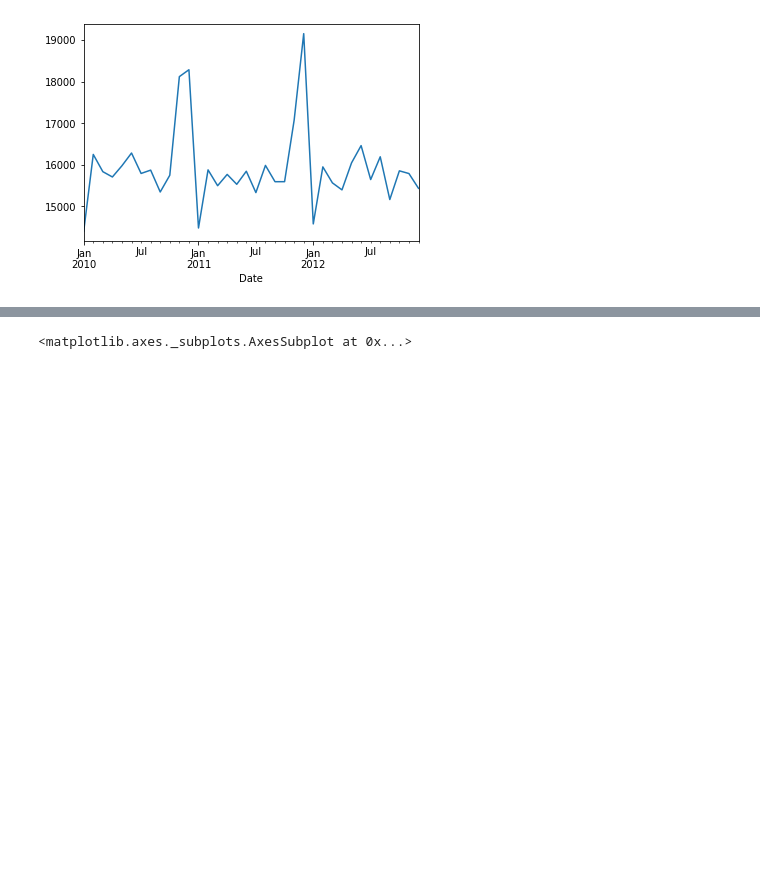
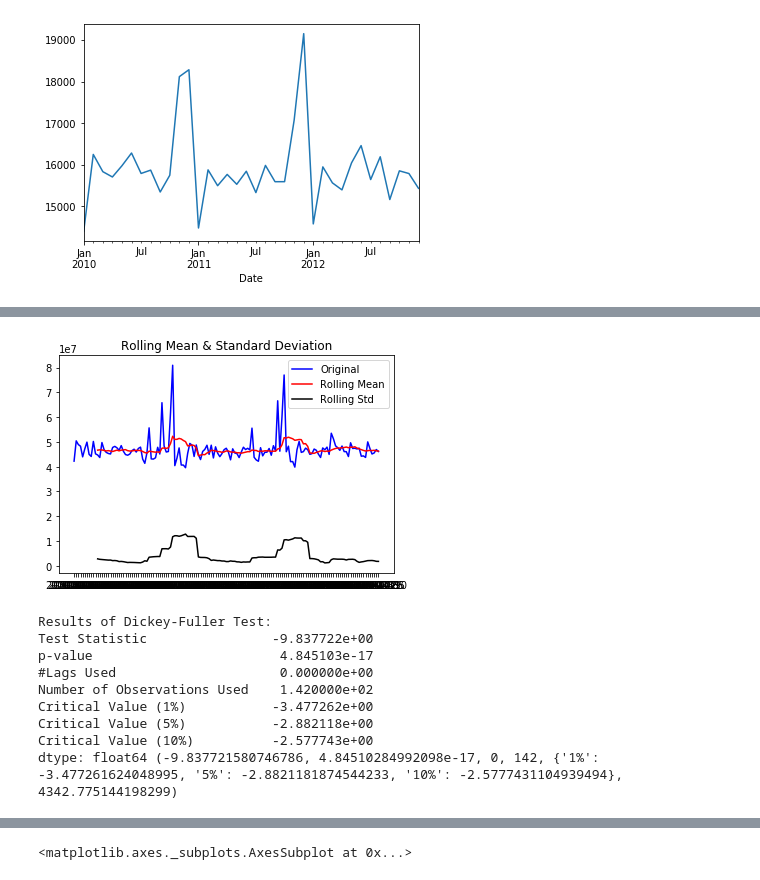
Before and after one commit to neelesh2k/Time-Series-Analysis-and-Forecasting, a Jupyter notebook: Time Series Analysis and Forecasting on Sales data.ipynb, the cells around one changed output, grey strips where cells are left out. Cells and saved outputs as stored; diff of their text form; code cells hidden in the pictures; blank space fills up the shorter version.

```diff
--- a/Time Series Analysis and Forecasting on Sales data.ipynb
+++ b/Time Series Analysis and Forecasting on Sales data.ipynb
@@ -350,0 +384,36 @@ sales.plot()
+# %%
+from statsmodels.tsa.stattools import adfuller
+def test_stationarity(timeseries):
+
+    #Determing rolling statistics
+    rolmean = timeseries.rolling(12).mean()
+    rolstd = timeseries.rolling(12).std()
+
+    #Plot rolling statistics:
+    orig = plt.plot(timeseries, color='blue',label='Original')
+    mean = plt.plot(rolmean, color='red', label='Rolling Mean')
+    std = plt.plot(rolstd, color='black', label = 'Rolling Std')
+    plt.legend(loc='best')
+    plt.title('Rolling Mean & Standard Deviation')
+    plt.show(block=False)
+
+    #Perform Dickey-Fuller test:
+    print('Results of Dickey-Fuller Test:')
+    dftest = adfuller(timeseries, autolag='AIC')
+    dfoutput = pd.Series(dftest[0:4], index=['Test Statistic','p-value','#Lags Used','Number of Observations Used'])
+    for key,value in dftest[4].items():
+        dfoutput['Critical Value (%s)'%key] = value
+    print(dfoutput,dftest)
+# %%
+test_stationarity(ts['Weekly_Sales'])
+# %% [output]
+[figure, added]
+Results of Dickey-Fuller Test:
+Test Statistic                -9.837722e+00
+p-value                        4.845103e-17
+#Lags Used                     0.000000e+00
+Number of Observations Used    1.420000e+02
+Critical Value (1%)           -3.477262e+00
+Critical Value (5%)           -2.882118e+00
+Critical Value (10%)          -2.577743e+00
+dtype: float64 (-9.837721580746786, 4.84510284992098e-17, 0, 142, {'1%': -3.477261624048995, '5%': -2.8821181874544233, '10%': -2.5777431104939494}, 4342.775144198299)
```
Also changed, not shown: parts of 9 cells of this notebook.
